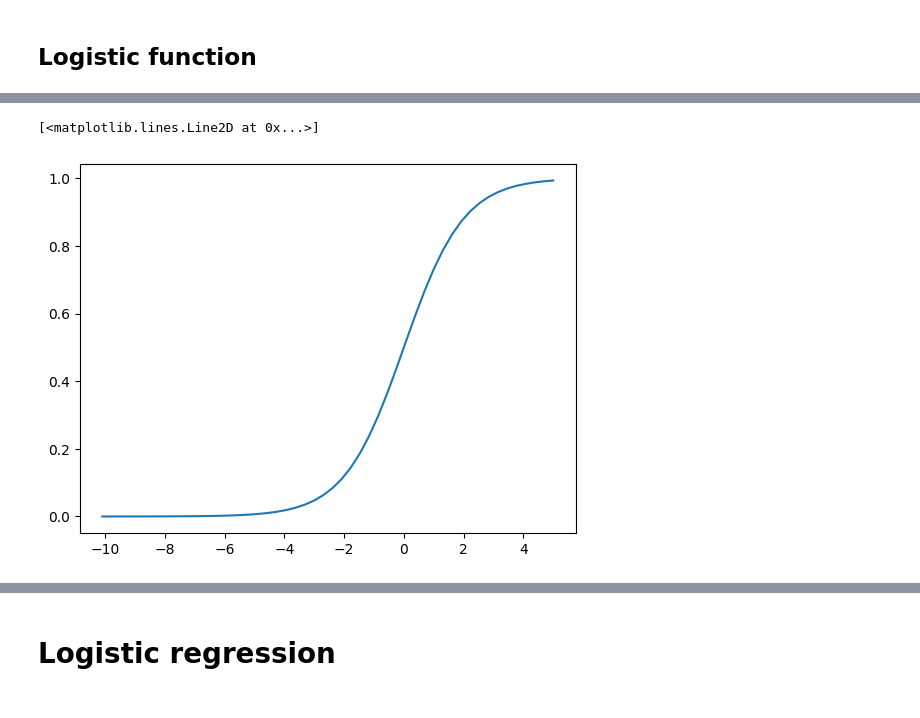
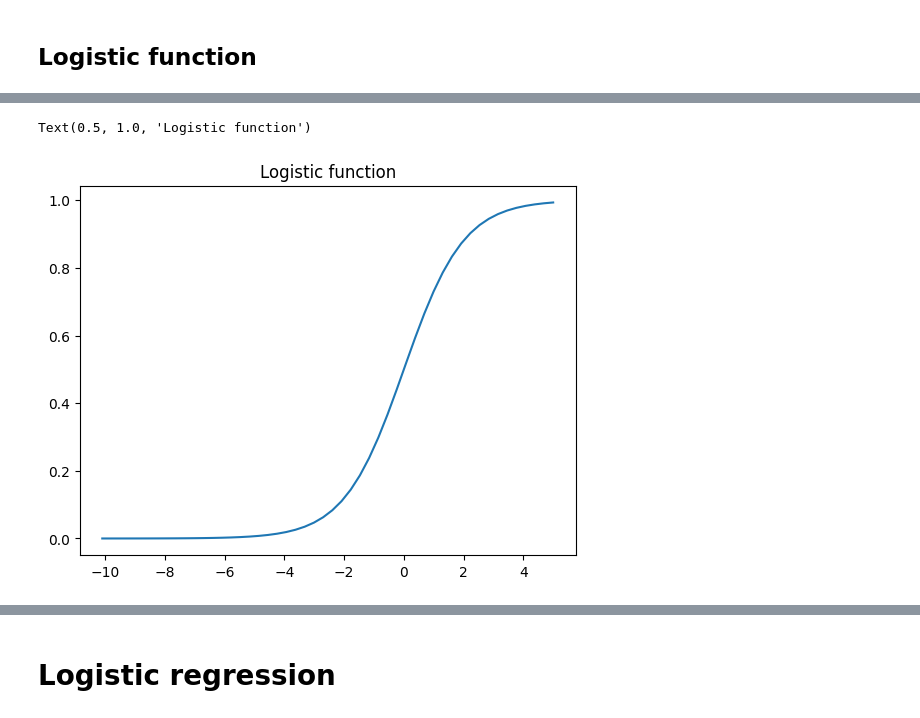
Before and after one commit to JoelOscarsson/Machine-Learning, a Jupyter notebook: Code-Alongs/L5-Logistic-Regression.ipynb, the cells around one changed output, grey strips where cells are left out. Saved outputs shown, nothing was run; the diff lists cells and outputs as text; code cells hidden in the pictures.

```diff
--- a/Code-Alongs/L5-Logistic-Regression.ipynb
+++ b/Code-Alongs/L5-Logistic-Regression.ipynb
@@ -90,7 +98,8 @@ df.head()
 # %%
 logistic_function = lambda x: np.exp(x)/(1+np.exp(x))  # beta_0 = 0, beta_1 = 1
 x = np.linspace(-10.10, 5)
 plt.plot(x, logistic_function(x)) # S shaped curve
+plt.title("Logistic function")
 # %% [output]
-[<matplotlib.lines.Line2D at 0x...>]
+Text(0.5, 1.0, 'Logistic function')
-[figure, old version]
+[figure, new version]
```
Also changed, not shown: parts of 19 cells of this notebook.
